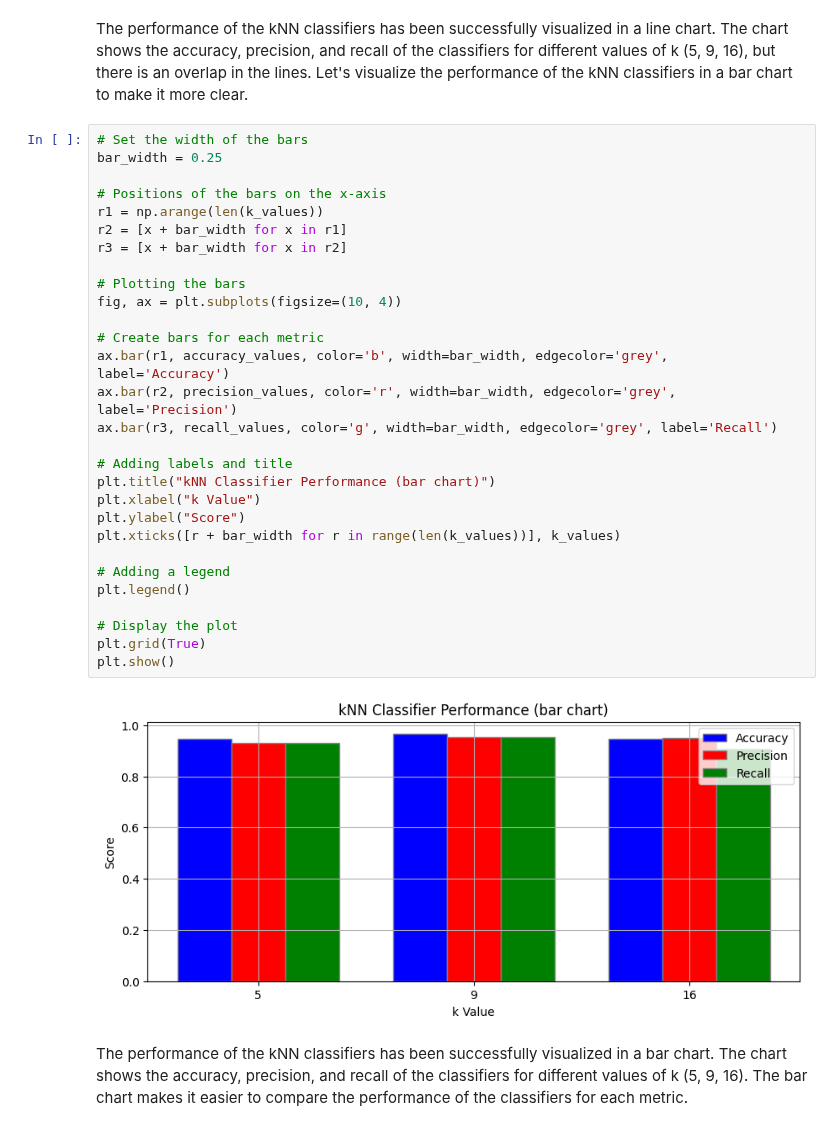
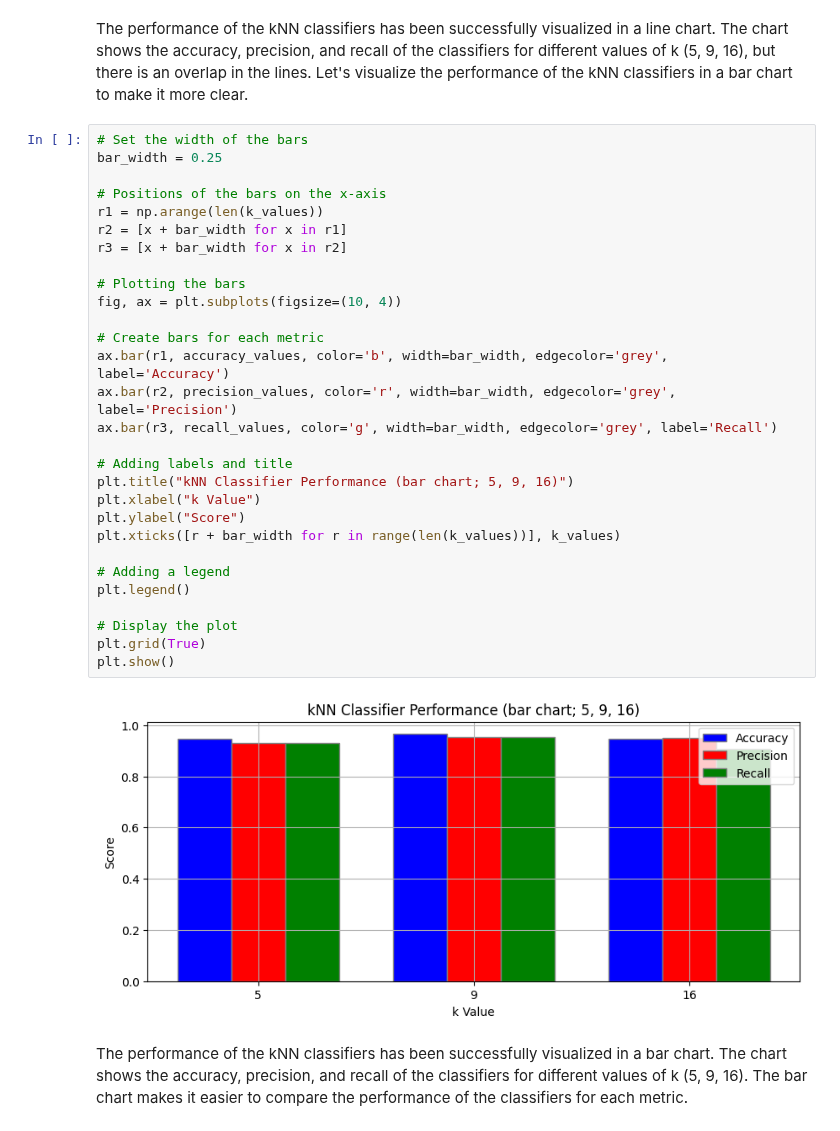
Before and after one commit to Group-6-Software-Development/Data-Handling-and-Machine-Learning, a Jupyter notebook: home_assignments/Task_2-kNN_Classifier.ipynb, the cells around one changed output. Cells and saved outputs as stored; diff of their text form.

```diff
--- a/home_assignments/Task_2-kNN_Classifier.ipynb
+++ b/home_assignments/Task_2-kNN_Classifier.ipynb
@@ -259,34 +259,34 @@ The performance of the kNN classifiers has been successfully visualized in a lin
 # %%
 # Set the width of the bars
 bar_width = 0.25
 
 # Positions of the bars on the x-axis
 r1 = np.arange(len(k_values))
 r2 = [x + bar_width for x in r1]
 r3 = [x + bar_width for x in r2]
 
 # Plotting the bars
 fig, ax = plt.subplots(figsize=(10, 4))
 
 # Create bars for each metric
 ax.bar(r1, accuracy_values, color='b', width=bar_width, edgecolor='grey', label='Accuracy')
 ax.bar(r2, precision_values, color='r', width=bar_width, edgecolor='grey', label='Precision')
 ax.bar(r3, recall_values, color='g', width=bar_width, edgecolor='grey', label='Recall')
 
 # Adding labels and title
-plt.title("kNN Classifier Performance (bar chart)")
+plt.title("kNN Classifier Performance (bar chart; 5, 9, 16)")
 plt.xlabel("k Value")
 plt.ylabel("Score")
 plt.xticks([r + bar_width for r in range(len(k_values))], k_values)
 
 # Adding a legend
 plt.legend()
 
 # Display the plot
 plt.grid(True)
 plt.show()
 # %% [output]
-[figure, old version]
+[figure, new version]
 # %% [markdown]
 The performance of the kNN classifiers has been successfully visualized in a bar chart. The chart shows the accuracy, precision, and recall of the classifiers for different values of k (5, 9, 16). The bar chart makes it easier to compare the performance of the classifiers for each metric.
 # %% [markdown]
```
